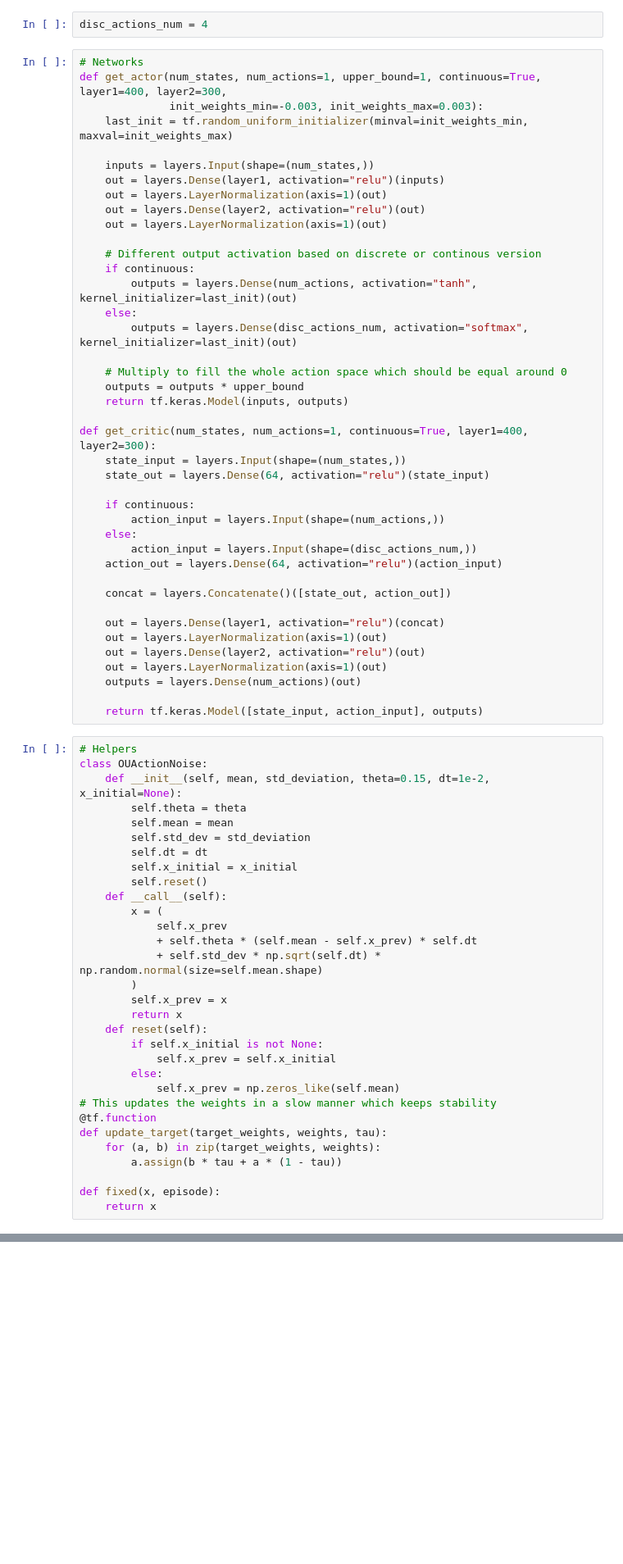
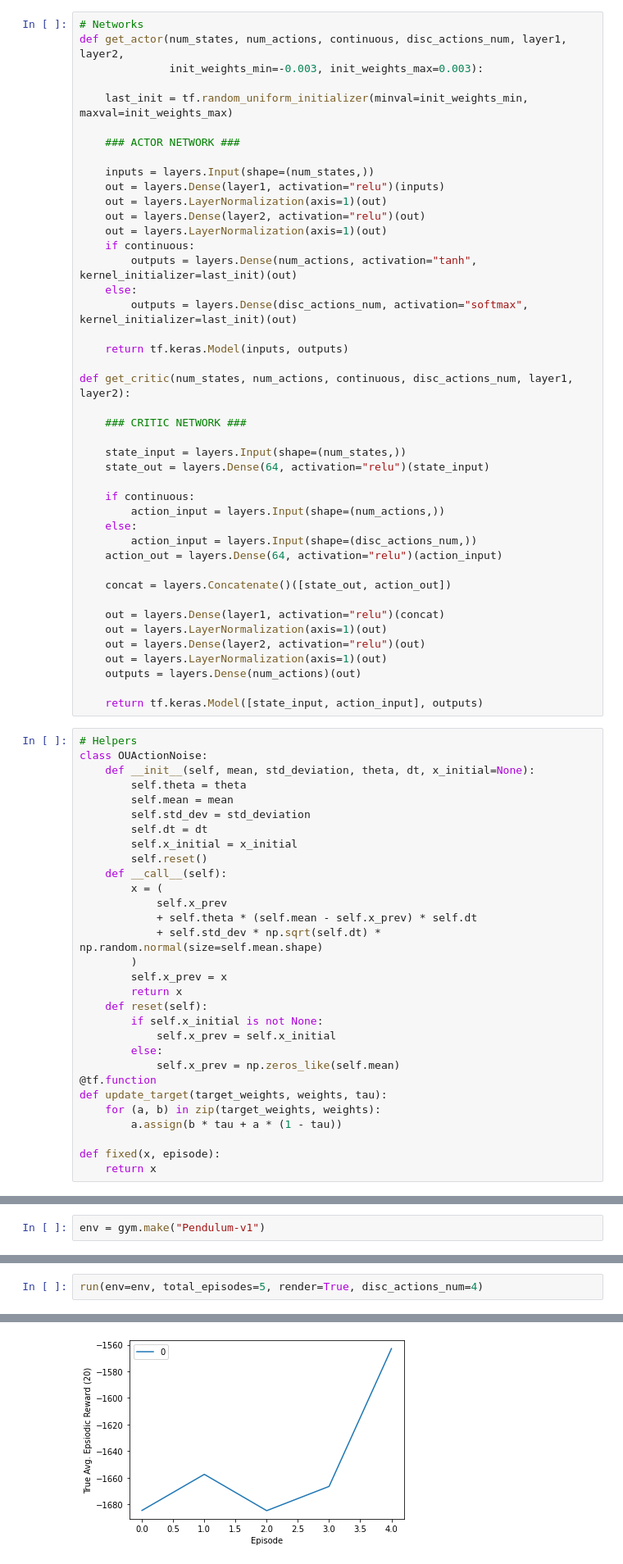
Before and after one commit to mnbvmnbv2/DDPG, a Jupyter notebook: DDPG.ipynb, the cells around one changed output, grey strips where cells are left out. Shown at 82% size. Drawn from its saved outputs; the diff is of its cells as text; blank space fills up the shorter version.

Commit message:
Fixes
Simplyfy, remove comments and standard format, remove set variables except for outer layer

```diff
--- a/DDPG.ipynb
+++ b/DDPG.ipynb
@@ -17,28 +13,28 @@ os.environ['CUDA_VISIBLE_DEVICES'] = '-1'
-# %%
-disc_actions_num = 4
 # %%
 # Networks
-def get_actor(num_states, num_actions=1, upper_bound=1, continuous=True, layer1=400, layer2=300,
+def get_actor(num_states, num_actions, continuous, disc_actions_num, layer1, layer2,
               init_weights_min=-0.003, init_weights_max=0.003):
+
     last_init = tf.random_uniform_initializer(minval=init_weights_min, maxval=init_weights_max)
+
+    ### ACTOR NETWORK ###
 
     inputs = layers.Input(shape=(num_states,))
     out = layers.Dense(layer1, activation="relu")(inputs)
     out = layers.LayerNormalization(axis=1)(out)
     out = layers.Dense(layer2, activation="relu")(out)
     out = layers.LayerNormalization(axis=1)(out)
-
-    # Different output activation based on discrete or continous version
     if continuous:
         outputs = layers.Dense(num_actions, activation="tanh", kernel_initializer=last_init)(out)
     else:
         outputs = layers.Dense(disc_actions_num, activation="softmax", kernel_initializer=last_init)(out)
 
-    # Multiply to fill the whole action space which should be equal around 0
-    outputs = outputs * upper_bound
     return tf.keras.Model(inputs, outputs)
 
-def get_critic(num_states, num_actions=1, continuous=True, layer1=400, layer2=300):
+def get_critic(num_states, num_actions, continuous, disc_actions_num, layer1, layer2):
+
+    ### CRITIC NETWORK ###
+
     state_input = layers.Input(shape=(num_states,))
     state_out = layers.Dense(64, activation="relu")(state_input)
 
@@ -60,7 +56,7 @@ def get_critic(num_states, num_actions=1, continuous=True, layer1=400, layer2=30
 # %%
 # Helpers
 class OUActionNoise:
-    def __init__(self, mean, std_deviation, theta=0.15, dt=1e-2, x_initial=None):
+    def __init__(self, mean, std_deviation, theta, dt, x_initial=None):
         self.theta = theta
         self.mean = mean
         self.std_dev = std_deviation
@@ -80,7 +76,6 @@ class OUActionNoise:
             self.x_prev = self.x_initial
         else:
             self.x_prev = np.zeros_like(self.mean)
-# This updates the weights in a slow manner which keeps stability
 @tf.function
 def update_target(target_weights, weights, tau):
     for (a, b) in zip(target_weights, weights):
@@ -537,3 +477,5 @@ def random(total_episodes=10, render=False, environment="LunarLander-v2", contin
 ---
 # Runs and tests
 ---
+# %%
+env = gym.make("Pendulum-v1")
@@ -539,0 +486,3 @@ def random(total_episodes=10, render=False, environment="LunarLander-v2", contin
+# %%
+run(env=env, total_episodes=5, render=True, disc_actions_num=4)
+# %% [output]
@@ -539,0 +497 @@ def random(total_episodes=10, render=False, environment="LunarLander-v2", contin
+[figure, added]
```
Also changed, not shown: parts of 8 cells of this notebook.
